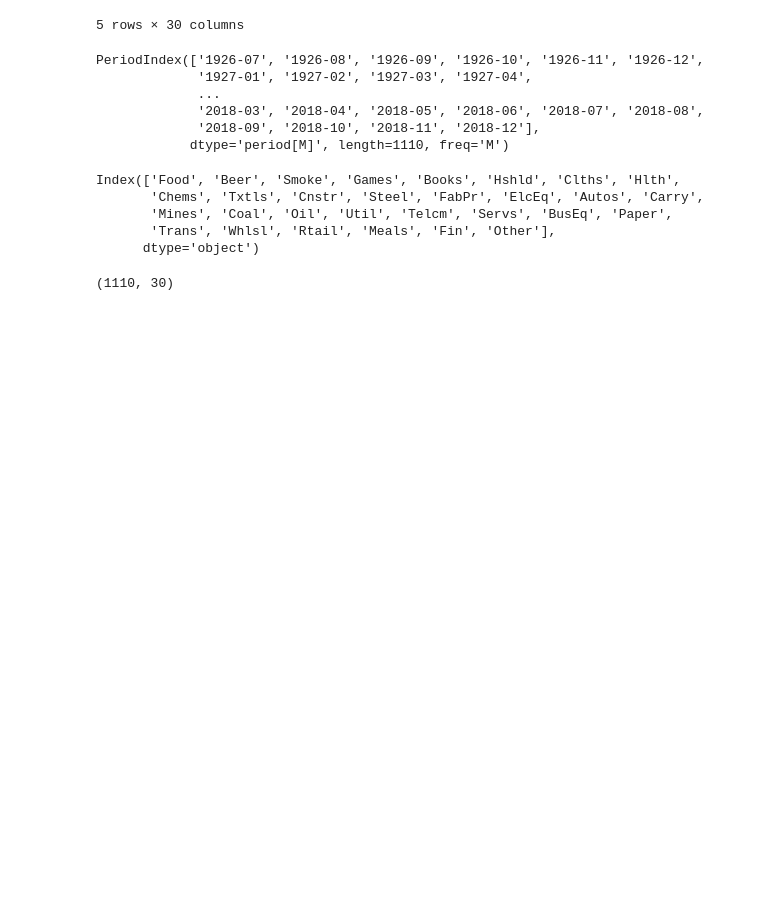
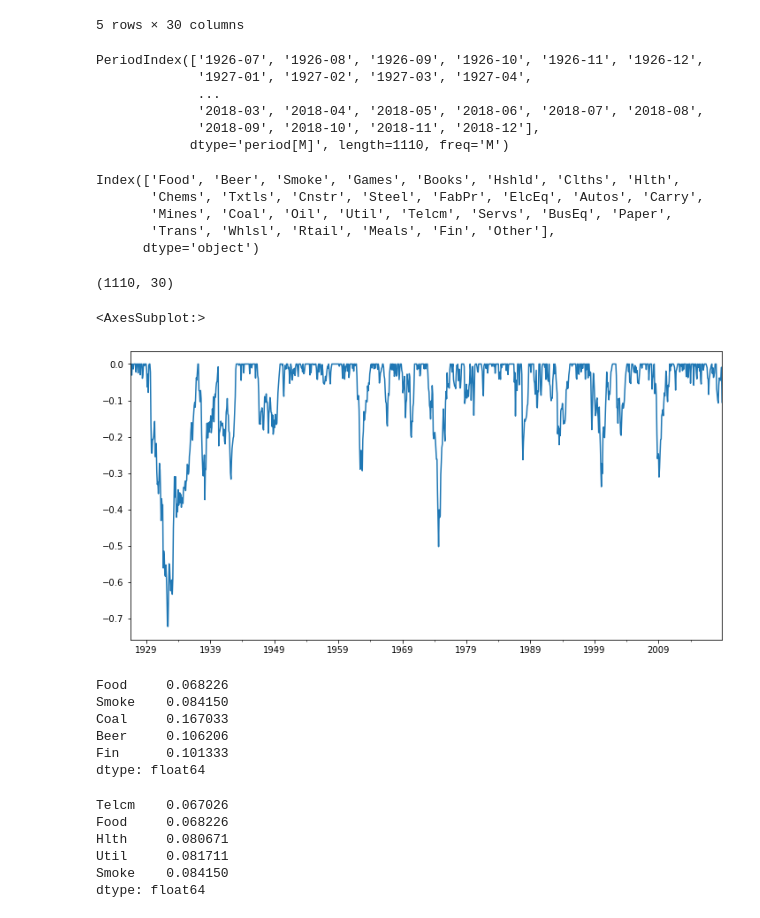
Before and after one commit to oxlupo/finance-courses, a Jupyter notebook: train/Efficient Fronitier.ipynb, the cells around one changed output. Cells and saved outputs as stored; diff of their text form; code cells hidden in the pictures; blank space fills up the shorter version.

```diff
--- a/train/Efficient Fronitier.ipynb
+++ b/train/Efficient Fronitier.ipynb
@@ -37,4 +37,25 @@ ind.shape
 # %% [output]
 (1110, 30)
 # %%
-erk.get_ind_file
+erk.drawdown(ind["Food"])["Drawdown"].plot.line(figsize=(12, 6))
+# %% [output]
+<AxesSubplot:>
+[figure, added]
+# %%
+erk.var_gaussian(ind[["Food", "Smoke", "Coal", "Beer", "Fin"]])
+# %% [output]
+Food     0.068226
+Smoke    0.084150
+Coal     0.167033
+Beer     0.106206
+Fin      0.101333
+dtype: float64
+# %%
+erk.var_gaussian(ind).sort_values().head()
+# %% [output]
+Telcm    0.067026
+Food     0.068226
+Hlth     0.080671
+Util     0.081711
+Smoke    0.084150
+dtype: float64
```
Also changed, not shown: parts of 7 cells of this notebook.
